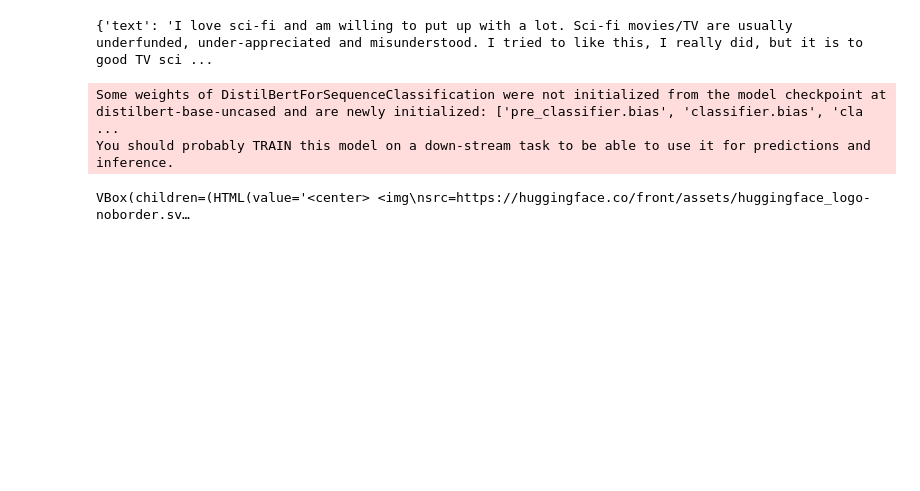
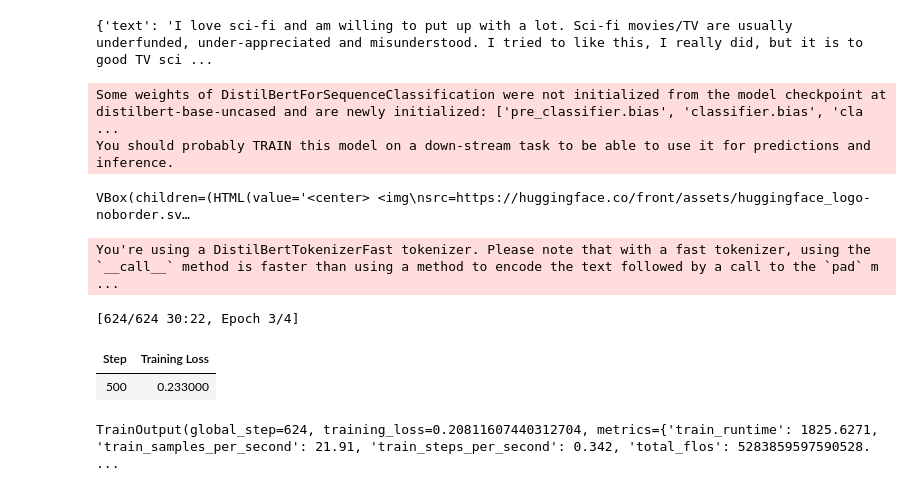
Before and after one commit to leighanne77/sentiment-analysis-simple-demo-model, a Jupyter notebook: Simple_Sentiment_Analysis_Model_for_Demonstration_.ipynb, the cells around one changed output. Drawn from its saved outputs; the diff is of its cells as text; code cells hidden in the pictures; blank space fills up the shorter version.

```diff
--- a/Simple_Sentiment_Analysis_Model_for_Demonstration_.ipynb
+++ b/Simple_Sentiment_Analysis_Model_for_Demonstration_.ipynb
@@ -47,7 +47,16 @@ from transformers import AutoTokenizer
 tokenizer = AutoTokenizer.from_pretrained("distilbert-base-uncased")
 
 def preprocess_function(examples):
-    return tokenizer(examples['text'], padding='longest', truncation=True, return_tensors='pt')
+    # Handle sentence-pair tasks
+    def split_and_join(text):
+        sentences = text.split("|||")
+        if len(sentences) == 2:
+            return sentences[0] + tokenizer.sep_token + sentences[1]
+        else:
+            return text  # single sentence
+
+    examples['text'] = [split_and_join(t) for t in examples['text']]
+    return tokenizer(examples['text'], padding='longest', truncation=True, max_length=512, return_tensors='pt')
 
 tokenized_train = small_train_dataset.map(preprocess_function, batched=True)
 tokenized_test = small_test_dataset.map(preprocess_function, batched=True)
@@ -108,3 +116,12 @@ trainer = Trainer(
     data_collator=data_collator,
     compute_metrics=compute_metrics,
 )
+# %%
+
+trainer.train()
+# %% [output]
+You're using a DistilBertTokenizerFast tokenizer. Please note that with a fast tokenizer, using the `__call__` method is faster than using a method to encode the text followed by a call to the `pad` m ...
+[624/624 30:22, Epoch 3/4]
+| Step | Training Loss |
+| 500 | 0.233000 |
+TrainOutput(global_step=624, training_loss=0.20811607440312704, metrics={'train_runtime': 1825.6271, 'train_samples_per_second': 21.91, 'train_steps_per_second': 0.342, 'total_flos': 5283859597590528. ...
```
Also changed, not shown: parts of 5 cells of this notebook.
